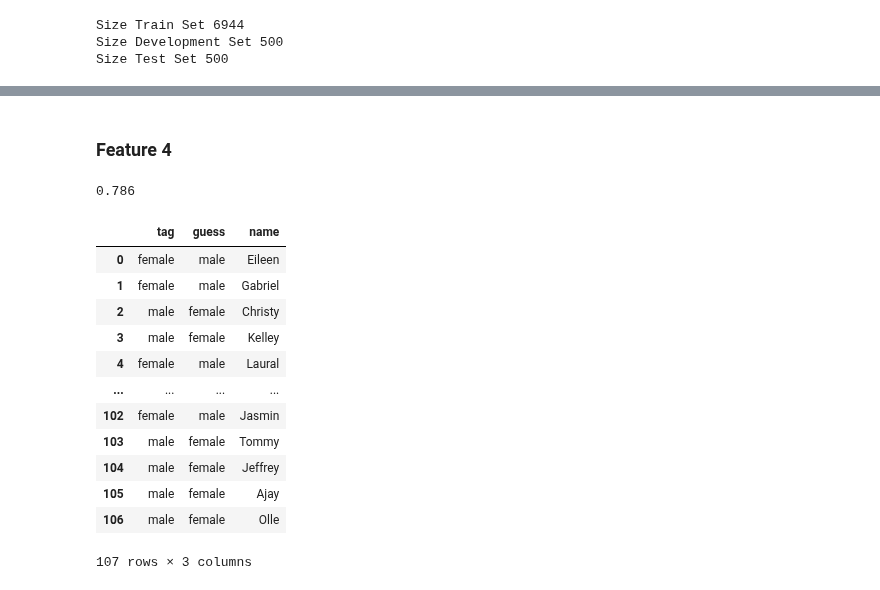
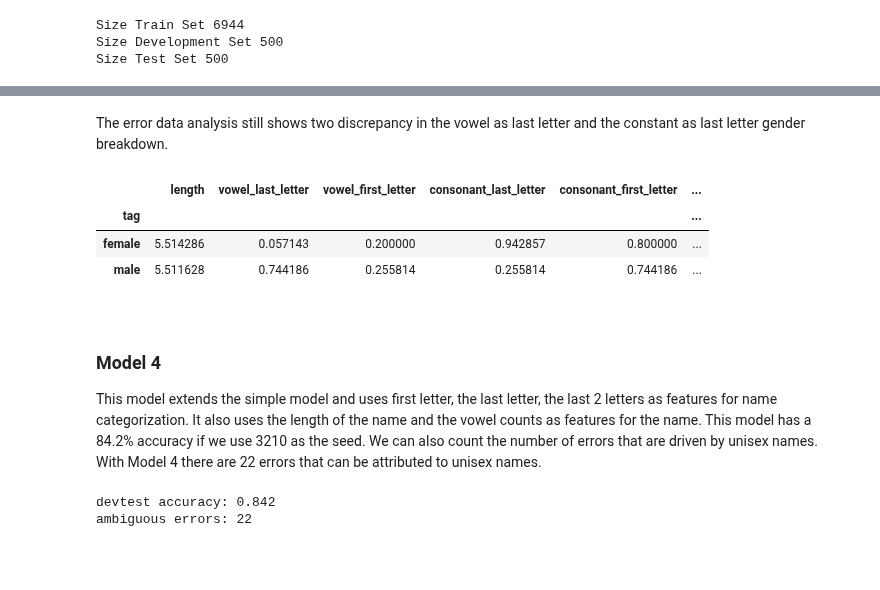
Before and after one commit to dsimband/DATA620_Group3, a Jupyter notebook: Week9_Project3/DATA620_Week9_Project3.ipynb, the cells around one changed output, grey strips where cells are left out. Cells and saved outputs as stored; diff of their text form; code cells hidden in the pictures; blank space fills up the shorter version.

```diff
--- a/Week9_Project3/DATA620_Week9_Project3.ipynb
+++ b/Week9_Project3/DATA620_Week9_Project3.ipynb
@@ -385,23 +459,26 @@ Most Informative Features
+# %% [markdown]
+The error data analysis still shows two discrepancy in the vowel as last letter and the constant as last letter gender breakdown.
+# %%
+e_df = ga3.get_error_stats()
+e_df.groupby('tag').mean()
+# %% [output]
+|  | length | vowel_last_letter | vowel_first_letter | consonant_last_letter | consonant_first_letter | ... |
+| tag |  |  |  |  |  | ... |
+| female | 5.514286 | 0.057143 | 0.200000 | 0.942857 | 0.800000 | ... |
+| male | 5.511628 | 0.744186 | 0.255814 | 0.255814 | 0.744186 | ... |
 # %% [markdown]
-### Feature 4
+<br>
+
+### Model 4
+
+This model extends the simple model and uses first letter, the last letter, the last 2 letters as features for name categorization. It also uses the length of the name and the vowel counts as features for the name. This model has a 84.2% accuracy if we use 3210 as the seed. We can also count the number of errors that are driven by unisex names. With Model 4 there are 22 errors that can be attributed to unisex names.
 # %%
 ga4 = GenderAnalysis4()
 ga4.train()
-print(ga4.get_devtest_accuracy())
-e_df = ga4.get_errors()
-e_df
+
+
+print('devtest accuracy:', ga4.get_devtest_accuracy())
+print('ambiguous errors:',len(ga4.get_ambiguous_errors()))
 # %% [output]
-0.786
+devtest accuracy: 0.842
+ambiguous errors: 22
-|  | tag | guess | name |
-| 0 | female | male | Eileen |
-| 1 | female | male | Gabriel |
-| 2 | male | female | Christy |
-| 3 | male | female | Kelley |
-| 4 | female | male | Laural |
-| ... | ... | ... | ... |
-| 102 | female | male | Jasmin |
-| 103 | male | female | Tommy |
-| 104 | male | female | Jeffrey |
-| 105 | male | female | Ajay |
-| 106 | male | female | Olle |
-107 rows × 3 columns
```
Also changed, not shown: parts of 40 cells of this notebook.
